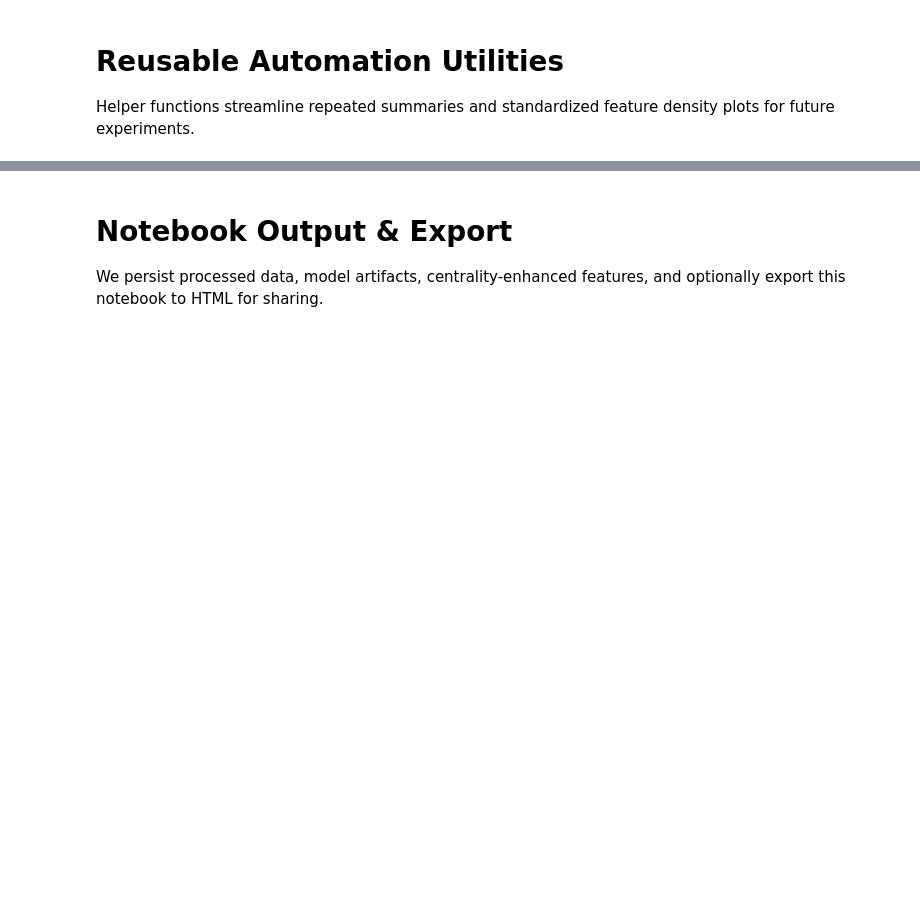
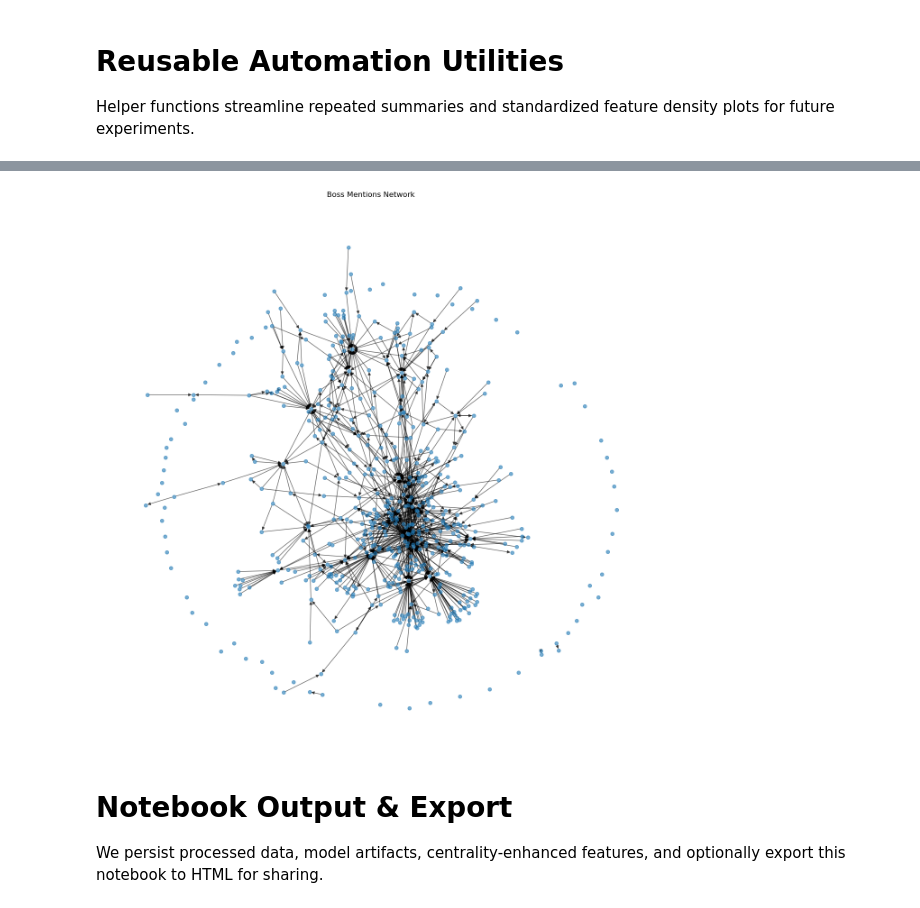
Before and after one commit to MarwanSummakieh/social_graphs_project, a Jupyter notebook: notebooks/explainer_notebook.ipynb, the cells around one changed output, grey strips where cells are left out. Drawn from its saved outputs; the diff is of its cells as text; code cells hidden in the pictures; blank space fills up the shorter version.

```diff
--- a/notebooks/explainer_notebook.ipynb
+++ b/notebooks/explainer_notebook.ipynb
@@ -464,6 +460,39 @@ summary_table.head()
 | creature | 136.52 | 97.29 | 0 | 393 | ... |
 | incantation | 99.84 | 105.65 | 30 | 407 | ... |
 | item | 124.69 | 85.58 | 3 | 406 | ... |
+# %%
+import json
+import networkx as nx
+import matplotlib.pyplot as plt
+from pathlib import Path
+
+# 1. Load Data
+data_path = Path("../data/scraped/bosses.json")
+with open(data_path, "r", encoding="utf-8") as f:
+    data = json.load(f)
+
+# 2. Build Graph
+G = nx.DiGraph()
+name_map = {item["name"].lower().strip(): item["name"] for item in data if "name" in item}
+
+for item in data:
+    if "name" not in item: continue
+    G.add_node(item["name"])
+
+    desc = item.get("description", "").lower()
+    for target_lower, target_name in name_map.items():
+        if target_name != item["name"] and len(target_lower) > 3:
+            if target_lower in desc:
+                G.add_edge(item["name"], target_name)
+
+# 3. Plot
+plt.figure(figsize=(12, 12))
+pos = nx.spring_layout(G, k=0.15)
+nx.draw(G, pos, node_size=30, alpha=0.6, with_labels=False)
+plt.title("Boss Mentions Network")
+plt.show()
+# %% [output]
+[figure, added]
 # %% [markdown]
 # Notebook Output & Export
 We persist processed data, model artifacts, centrality-enhanced features, and optionally export this notebook to HTML for sharing.
```
Also changed, not shown: parts of 1 cell of this notebook, 6 other files.
